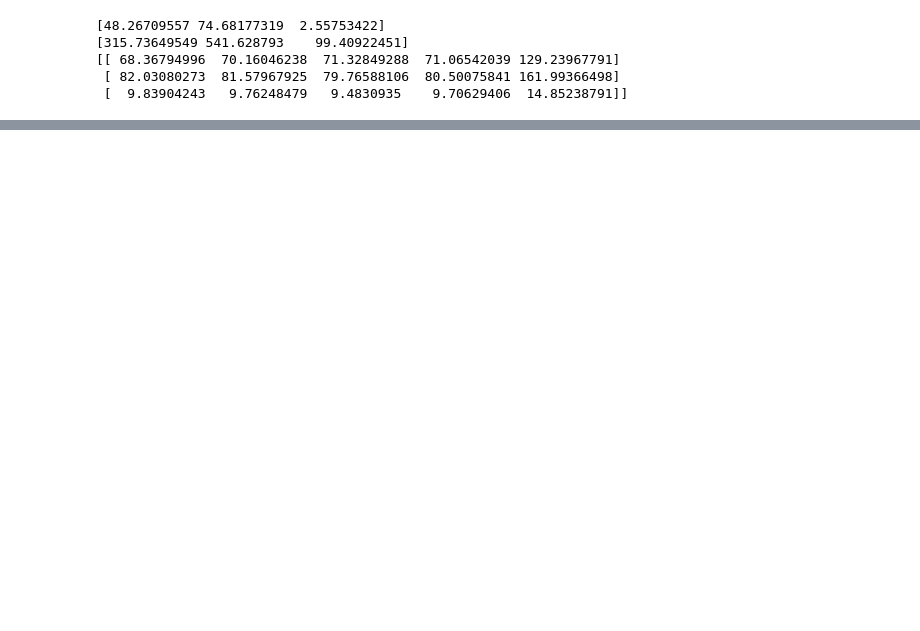
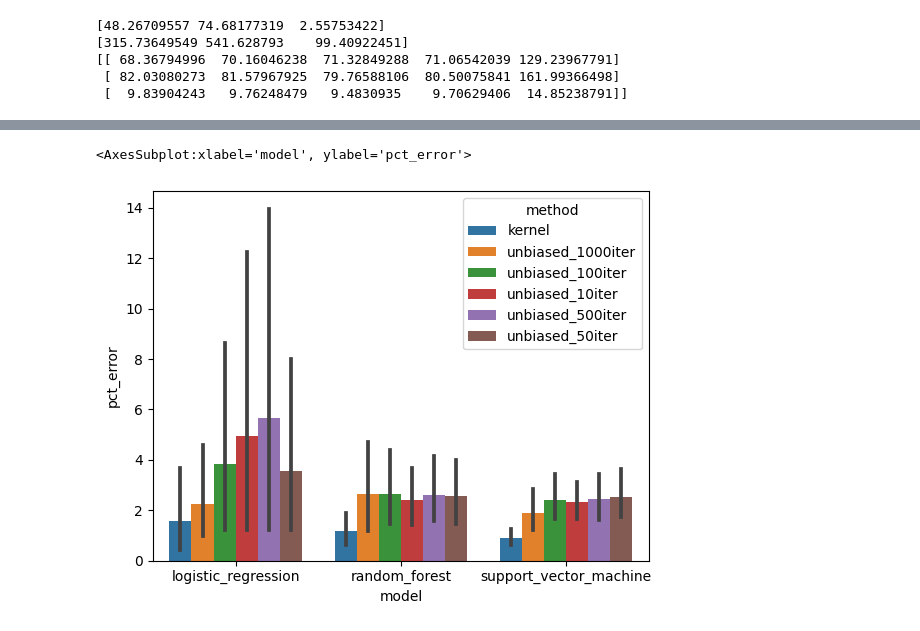
Before and after one commit to ModelOriented/DALEX, a Jupyter notebook: python/dalex/unbiased_kernel_shap_showroom/notebooks/load_data.ipynb, the cells around one changed output, grey strips where cells are left out. Cells and saved outputs as stored; diff of their text form; code cells hidden in the pictures; blank space fills up the shorter version.

```diff
--- a/python/dalex/unbiased_kernel_shap_showroom/notebooks/load_data.ipynb
+++ b/python/dalex/unbiased_kernel_shap_showroom/notebooks/load_data.ipynb
@@ -46,0 +121,5 @@ for model in MODELS:
+# %%
+sns.barplot(data=agg_features_df, x='model', y='pct_error', hue='method')
+# %% [output]
+<AxesSubplot:xlabel='model', ylabel='pct_error'>
+[figure, added]
```
Also changed, not shown: parts of 10 cells of this notebook, 1 other file.
